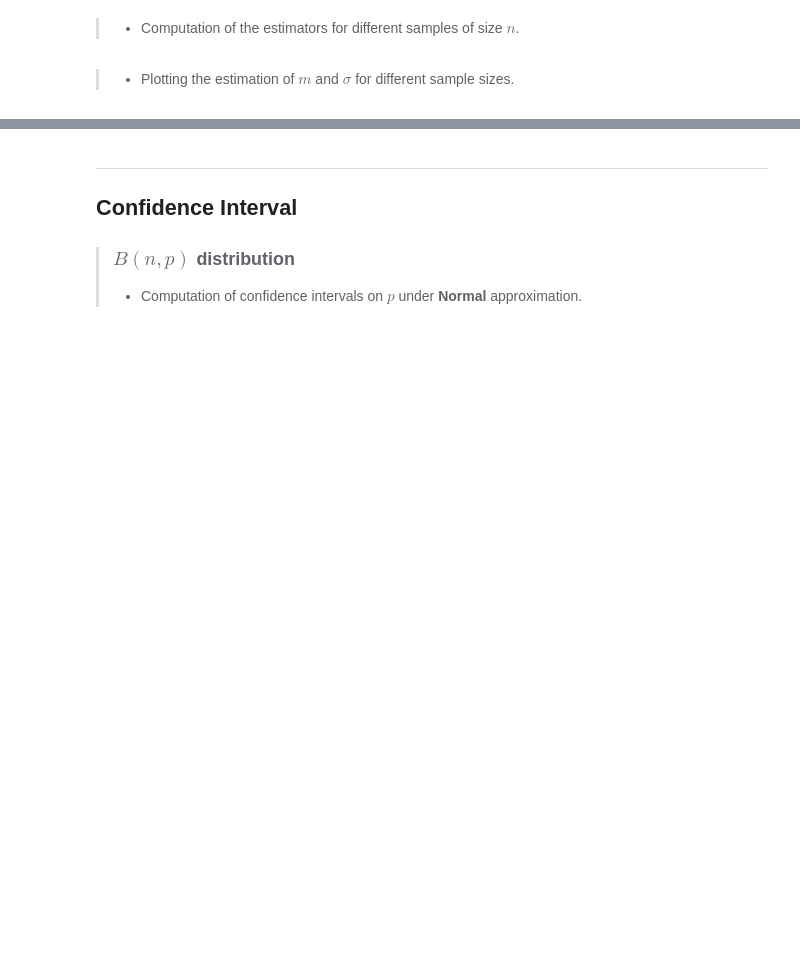
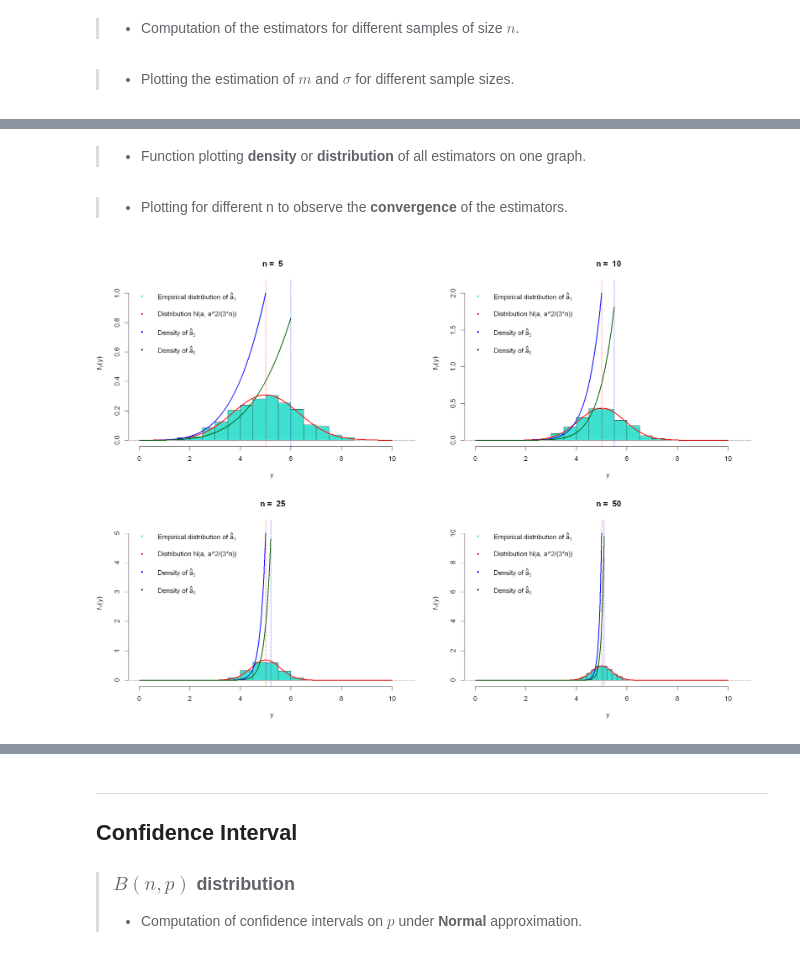
Before and after one commit to mlepicier/statistical-analysis-r, a Jupyter notebook: statistical-analysis-r.ipynb, the cells around one changed output, grey strips where cells are left out. Cells and saved outputs as stored; diff of their text form; code cells hidden in the pictures; blank space fills up the shorter version.

```diff
--- a/statistical-analysis-r.ipynb
+++ b/statistical-analysis-r.ipynb
@@ -168,0 +176,4 @@ mtext(paste("Poisson distribution - lambda = ", lambda, "| K = ",K, " Mean and v
+# %%
+emp.distrib.a1hat <- function(a,n) {
+    return (2*apply(matrix(runif(n*1000,min=0,max=a),ncol=n),MARGIN=1,FUN=mean))
+}
@@ -168,0 +191,4 @@ mtext(paste("Poisson distribution - lambda = ", lambda, "| K = ",K, " Mean and v
+# %%
+dens.a3hat <- function(y,a,n) {
+    return(n*dens.a2hat(n*y/(n+1),a,n)/(n+1))
+}
@@ -168,0 +197,33 @@ mtext(paste("Poisson distribution - lambda = ", lambda, "| K = ",K, " Mean and v
+# %%
+a <- 5
+# %% [markdown]
+> - Function plotting **density** or **distribution** of all estimators on one graph.
+# %%
+all.plots <- function(n){
+
+    h.simul <- hist(emp.distrib.a1hat(a,n),plot=FALSE)
+    x.lim <- c(0,10)
+    y.lim <- c(0,max(c(n/a,sqrt((3*n)/(2*pi))/a,n^2/((n+1)*a),max(h.simul$density))))
+
+    hist(emp.distrib.a1hat(a,n),freq=FALSE,main="",xlim=x.lim*1.05,ylim=y.lim*1.05,col=col[1],axes=TRUE,xlab = "y",ylab=expression(f[Y](y)))
+
+    curve(dnorm(x,mean=a,sd=a/sqrt(3*n)),from=x.lim[1], to=x.lim[2],type="l",col=col[2],lwd=2,add=TRUE)
+
+    curve(dens.a2hat(x,a=a,n=n),from=0,to=a,n=1000,type="l",col=col[3],lwd=2,add=TRUE)
+
+    curve(n*dens.a2hat(n*x/(n+1),a=a,n=n)/(n+1),from=0,to=(n+1)*a/n,n=1000,type="l",col=col[4],lwd=2,add=TRUE)
+
+    abline(v=c(a,(n+1)*a/n),lty=2,col=col[2:3])
+
+    abline(h=0,lty=3)
+
+    legend(x.lim[1]-0.5,y.lim[2]*1.1,
+           legend=c(expression(paste("Empirical distribution of ",hat(a)[1])),
+                    expression(paste("Distribution N(a, a^2/(3*n))")),
+                    expression(paste("Density of ",hat(a)[2])),
+                    expression(paste("Density of ",hat(a)[3]))),pch=20,col=col,pt.cex=1,cex=1,bty="n")
+
+    title(paste(" n = ",n))
+}
+# %% [markdown]
+> - Plotting for different n to observe the **convergence** of the estimators.
@@ -168,0 +232,9 @@ mtext(paste("Poisson distribution - lambda = ", lambda, "| K = ",K, " Mean and v
+# %%
+col <- c("turquoise","red","blue","darkgreen")
+
+par(mfrow=c(2,2))
+
+seq.n <- c(5, 10, 25, 50)
+for(n in seq.n) {all.plots(n)}
+# %% [output]
+[figure, added]
```
Also changed, not shown: parts of 34 cells of this notebook.
